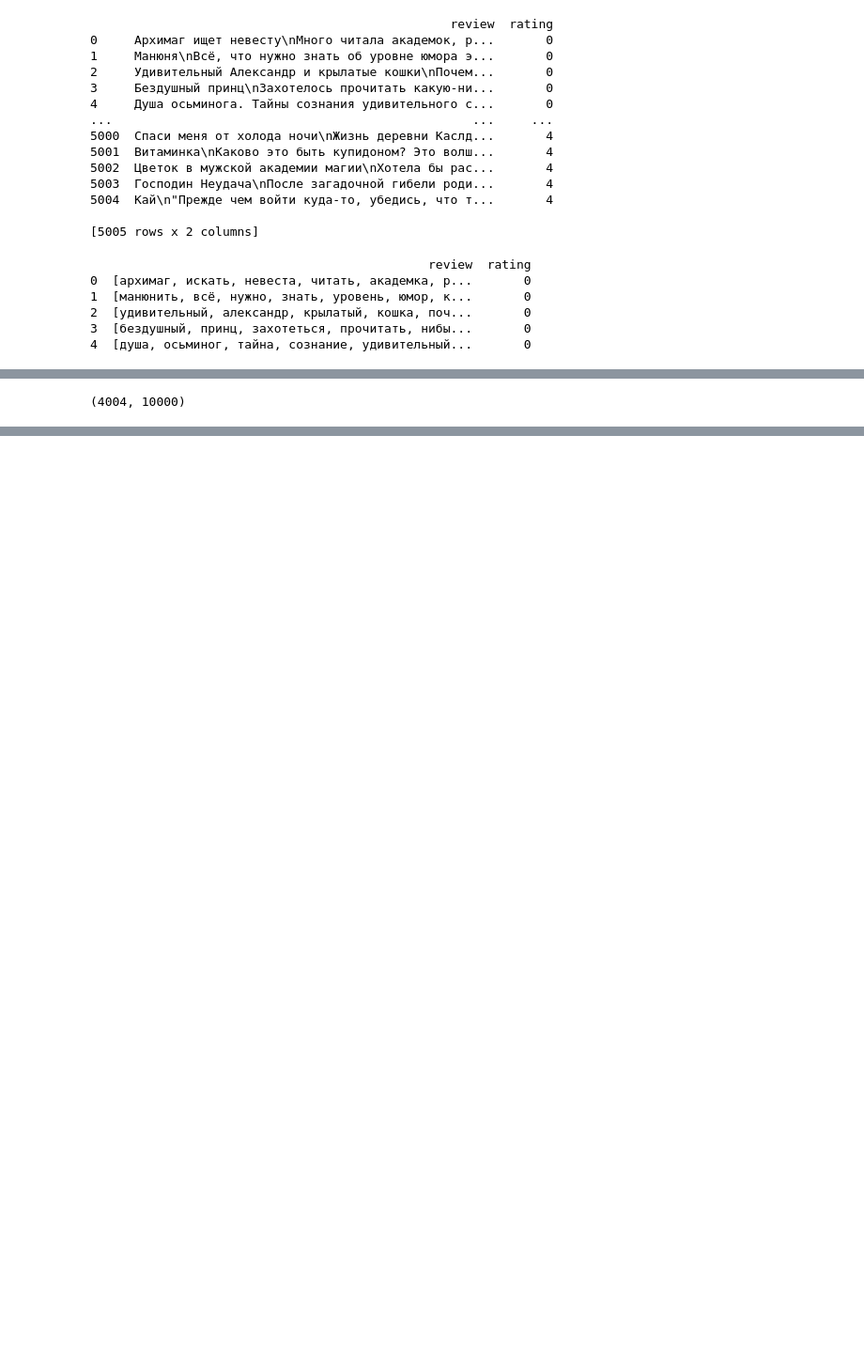
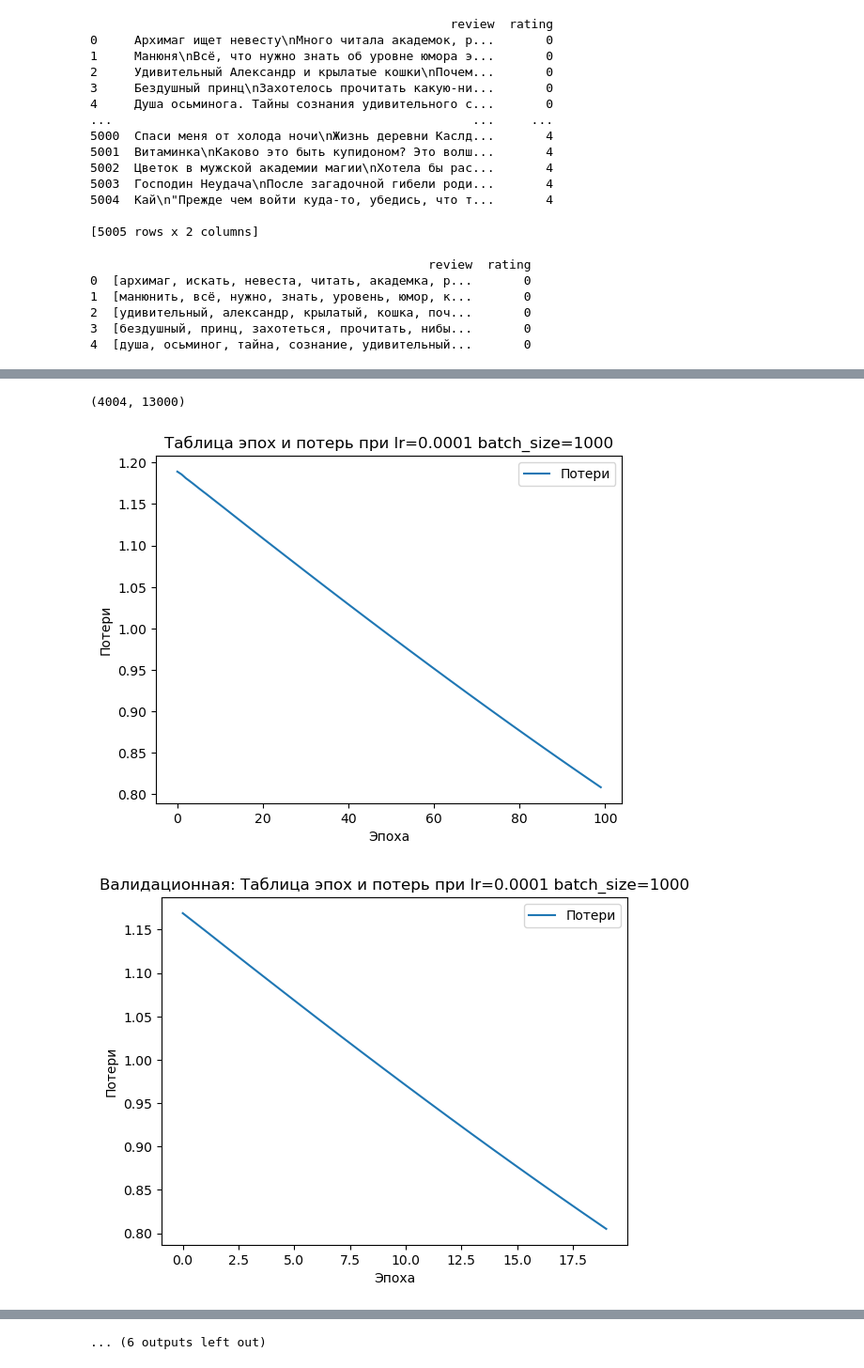
Before and after one commit to Drowchik/lab5, a Jupyter notebook: note.ipynb, the cells around one changed output, grey strips where cells are left out. Shown: that part at 94% size. Cells and saved outputs as stored; diff of their text form; code cells hidden in the pictures; blank space fills up the shorter version.

```diff
--- a/note.ipynb
+++ b/note.ipynb
@@ -89,17 +77,20 @@ print(sparse_matrix)
 # %%
+vectorizer = CountVectorizer(max_features=13000)
+sparse_matrix = vectorizer.fit_transform(df['review']).toarray()
+
 x_train, x_test_valid, y_train, y_test_valid = train_test_split(sparse_matrix, np.array(df['rating']), test_size=0.2)
 x_test, x_valid, y_test, y_valid = train_test_split(x_test_valid, y_test_valid, test_size=0.5)
 
 print(x_train.shape)
 # %% [output]
-(4004, 10000)
+(4004, 13000)
 # %%
 class LogisticRegression(nn.Module):
     def __init__(self):
         super(LogisticRegression, self).__init__()
-        self.linear1 = nn.Linear(10000, 1000)
-        self.linear2 = nn.Linear(1000, 100)
-        self.linear3 = nn.Linear(100, 5) #soft max [0.1, 0.2, 0.2, 0.4, 0.1]
+        self.linear1 = nn.Linear(13000, 130)
+        self.linear2 = nn.Linear(130, 13)
+        self.linear3 = nn.Linear(13, 5)
 
     def forward(self, x):
         x = F.relu(self.linear1(x))
@@ -111,6 +100,55 @@ model = LogisticRegression()
-# %%
-optimizer = torch.optim.Adam(params=model.parameters() , lr=0.01)
-criterion = nn.NLLLoss()
 # %%
+model = LogisticRegression()
+criterion = nn.CrossEntropyLoss()
 x_train = Variable(torch.from_numpy(x_train)).float()
 y_train = Variable(torch.from_numpy(y_train)).long()
+x_valid = Variable(torch.from_numpy(x_valid)).float()
+y_valid = Variable(torch.from_numpy(y_valid)).long()
+# %%
+lr_list = [0.0001,0.0002,0.0003]
+batch_size=[1000, 500, 100]
+for lr in lr_list:
+  for bs in batch_size:
+      data=torch.utils.data.DataLoader(x_train, batch_size=bs,shuffle=True)
+      val_data=torch.utils.data.DataLoader(x_valid, batch_size=bs,shuffle=True)
+      optimizer = torch.optim.Adam(params=model.parameters() , lr=lr)
+      epochs = 20
+      model.train()
+      loss_ = []
+      loss_val=[]
+      for epoch in range(epochs):
+       for elem in data:
+        y_pred = model(x_train)
+        loss = criterion(y_pred, y_train)
+        loss_.append(loss.item())
+        optimizer.zero_grad()
+        loss.backward()
+        optimizer.step()
+
+        pred = torch.max(y_pred, 1)[1].eq(y_train).sum()
+        acc = pred * 100.0 / len(x_train)
+       model.eval()
+       for elem in val_data:
+         y_pred = model(x_train)
+         loss = criterion(y_pred, y_train)
+         loss_val.append(loss.item())
+         pred = torch.max(y_pred, 1)[1].eq(y_train).sum()
+         acc = pred * 100.0 / len(x_train)
+
+      plt.plot(loss_)
+      plt.title('Таблица эпох и потерь при lr='+str(lr) +" batch_size="+str(bs))
+      plt.xlabel('Эпоха')
+      plt.ylabel('Потери')
+      plt.legend(['Потери'])
+      plt.show()
+
+
+      plt.plot(loss_val)
+      plt.title('Валидационная: Таблица эпох и потерь при lr='+str(lr) +" batch_size="+str(bs))
+      plt.xlabel('Эпоха')
+      plt.ylabel('Потери')
+      plt.legend(['Потери'])
+      plt.show()
+# %% [output]
+[figure, added]
+[figure, added]
@@ -117 +165,2 @@ y_train = Variable(torch.from_numpy(y_train)).long()
+... (6 outputs left out)
 # %%
```
Also changed, not shown: parts of 7 cells of this notebook.
